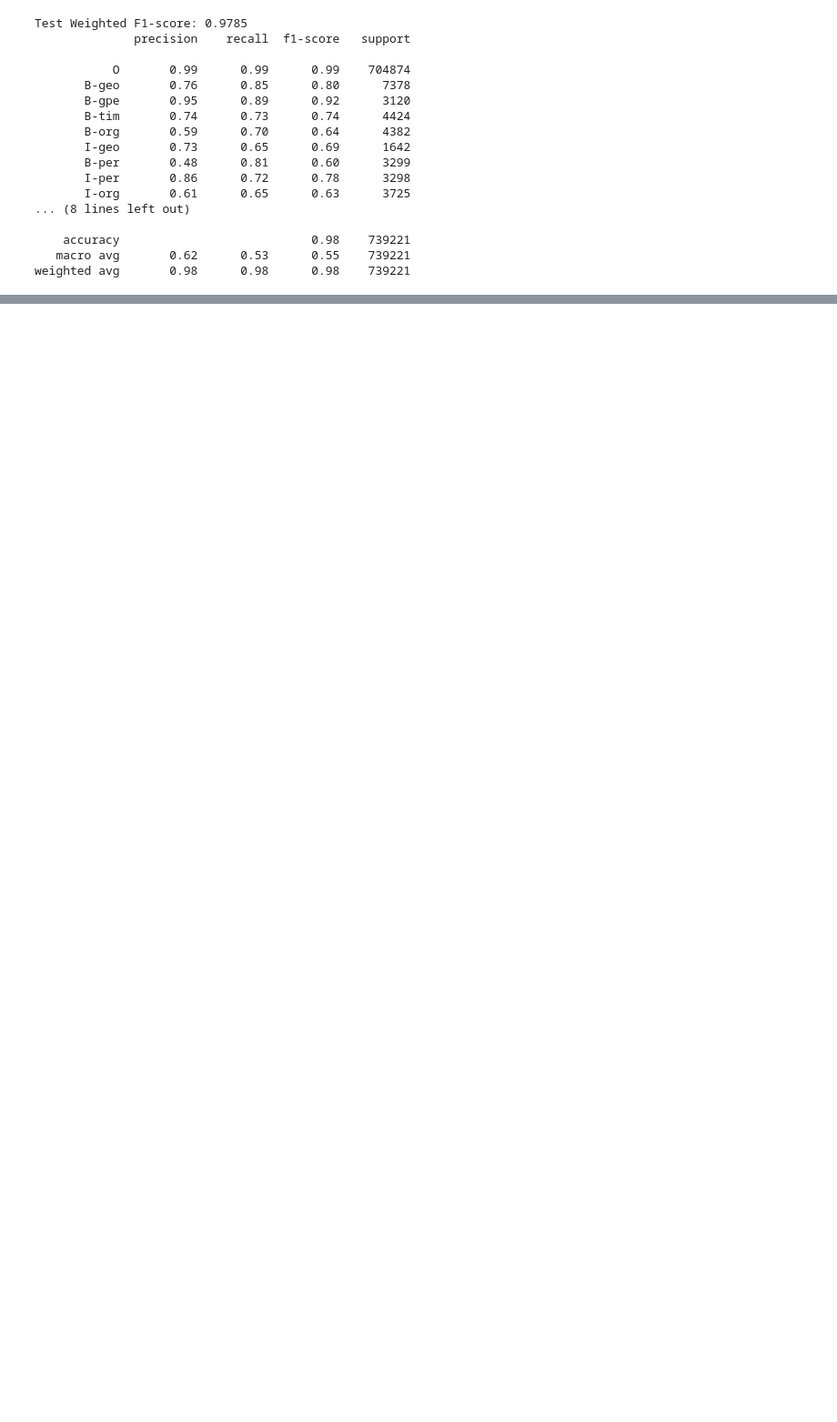
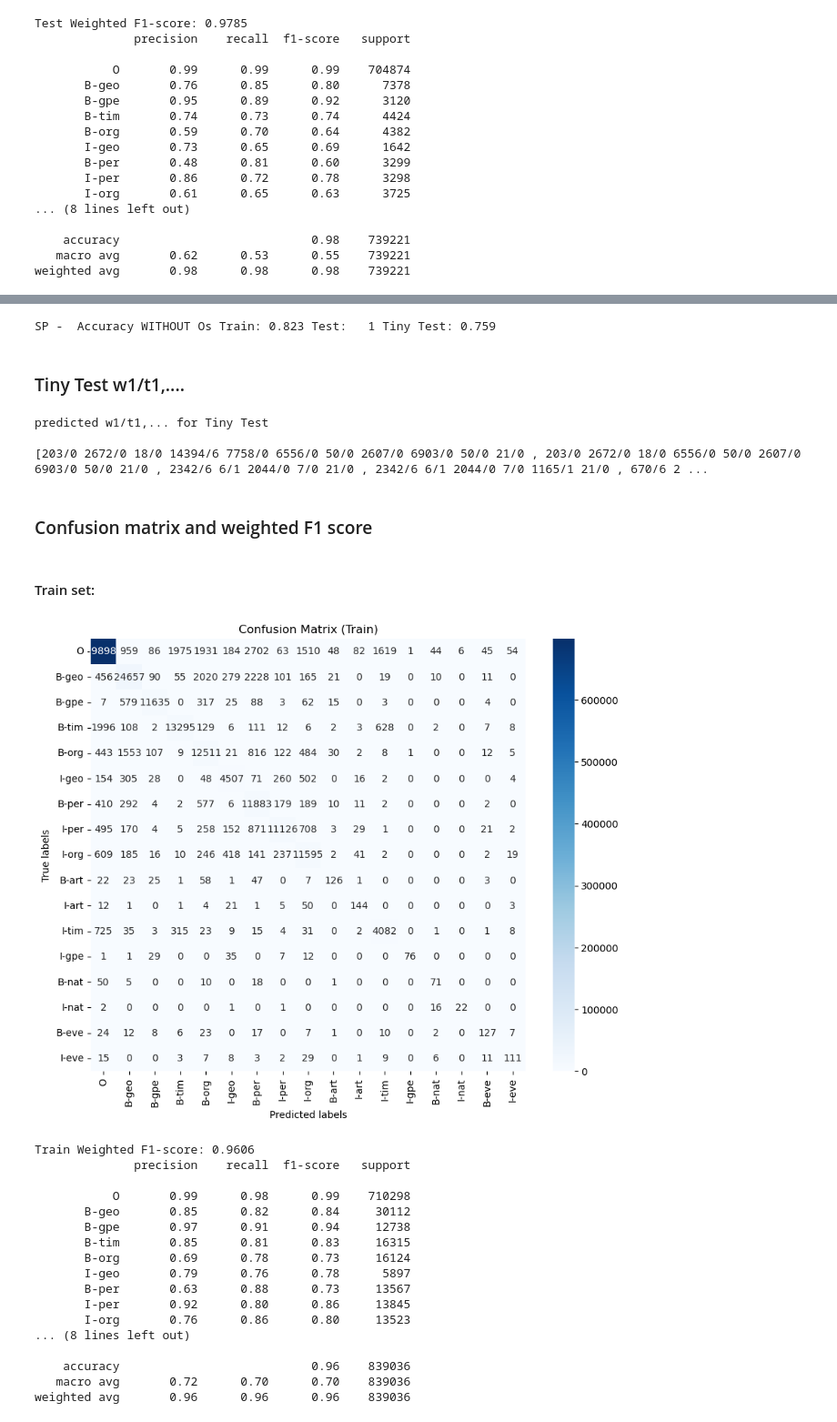
Before and after one commit to ivairali/nlp2, a Jupyter notebook: reproduce_results.ipynb, the cells around one changed output, grey strips where cells are left out. Shown at 91% size. Drawn from its saved outputs; the diff is of its cells as text; code cells hidden in the pictures; blank space fills up the shorter version.

```diff
--- a/reproduce_results.ipynb
+++ b/reproduce_results.ipynb
@@ -600,0 +693,8 @@ weighted avg       0.98      0.98      0.98    739221
+# %%
+feature_mapper_ner_6 = NERFeatures_6(train_seq)
+feature_mapper_ner_6.build_features()
+# %%
+sp_6 = spc.StructuredPerceptron(word_dict, tag_dict, feature_mapper_ner_6)
+print(sp_6.parameters) #should be empty now
+sp_6.load_model(dir="fitted_models/perceptron_6_")
+print(sp_6.parameters)
@@ -600,0 +704,2 @@ weighted avg       0.98      0.98      0.98    739221
+# %%
+pred_train_6 = sp_6.viterbi_decode_corpus(train_seq)
@@ -600,0 +710,42 @@ weighted avg       0.98      0.98      0.98    739221
+# %%
+eval_tiny_test_6 = evaluate_corpus_non_O(fixed_tiny_test_dataset.seq_list, pred_tiny_test_6)
+eval_test_6 = evaluate_corpus_non_O(fixed_test_dataset.seq_list, pred_test_6)
+eval_train_6 = evaluate_corpus_non_O(train_seq.seq_list, pred_train_6)
+
+print("SP -  Accuracy WITHOUT Os Train: %.3f Test: %3.f Tiny Test: %.3f"%( eval_train_6, eval_test_6, eval_tiny_test_6))
+# %% [output]
+SP -  Accuracy WITHOUT Os Train: 0.823 Test:   1 Tiny Test: 0.759
+# %% [markdown]
+### Tiny Test w1/t1,....
+# %%
+print("predicted w1/t1,... for Tiny Test\n")
+print(pred_tiny_test_6)
+# %% [output]
+predicted w1/t1,... for Tiny Test
+
+[203/0 2672/0 18/0 14394/6 7758/0 6556/0 50/0 2607/0 6903/0 50/0 21/0 , 203/0 2672/0 18/0 6556/0 50/0 2607/0 6903/0 50/0 21/0 , 2342/6 6/1 2044/0 7/0 21/0 , 2342/6 6/1 2044/0 7/0 1165/1 21/0 , 670/6 2 ...
+# %% [markdown]
+### Confusion matrix and weighted F1 score
+# %% [markdown]
+#### Train set:
+# %%
+cm_train_6, f1_train_6 = evaluate_predictions(train_seq.seq_list, pred_train_6, tag_dict, set_name="Train")
+# %% [output]
+[figure, added]
+Train Weighted F1-score: 0.9606
+              precision    recall  f1-score   support
+
+           O       0.99      0.98      0.99    710298
+       B-geo       0.85      0.82      0.84     30112
+       B-gpe       0.97      0.91      0.94     12738
+       B-tim       0.85      0.81      0.83     16315
+       B-org       0.69      0.78      0.73     16124
+       I-geo       0.79      0.76      0.78      5897
+       B-per       0.63      0.88      0.73     13567
+       I-per       0.92      0.80      0.86     13845
+       I-org       0.76      0.86      0.80     13523
+... (8 lines left out)
+
+    accuracy                           0.96    839036
+   macro avg       0.72      0.70      0.70    839036
+weighted avg       0.96      0.96      0.96    839036
```
Also changed, not shown: parts of 22 cells of this notebook, 4 other files.
